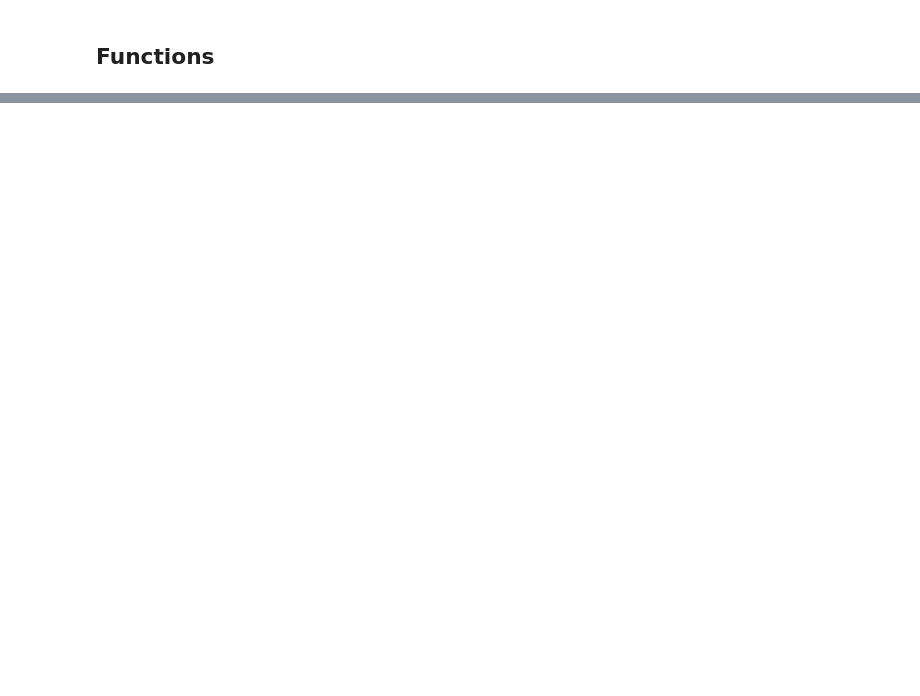
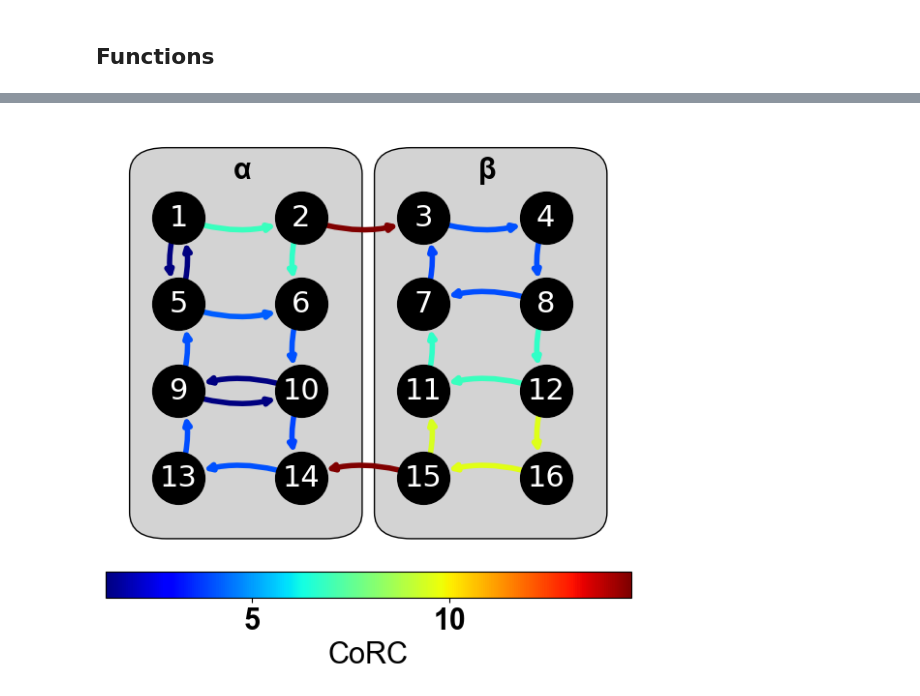
Before and after one commit to gioguarnieri/CoR, a Jupyter notebook: test.ipynb, the cells around one changed output, grey strips where cells are left out. Saved outputs shown, nothing was run; the diff lists cells and outputs as text; code cells hidden in the pictures; blank space fills up the shorter version.

```diff
--- a/test.ipynb
+++ b/test.ipynb
@@ -162,3 +163,9 @@ def calculations(G):
 
 seed = 555
 nodes = 1000
+percents = np.arange(0.1, 0.51, 0.1)
+font = {'family' : 'Arial',
+        'weight' : 'bold',
+        'size'   : 22}
+
+plt.rc('font', **font)
@@ -216,0 +251,43 @@ graph.add_edges_from(G.edges(data=True))
+# %%
+pos = {x:((x-1)%4,-int((x-1)/4)) for x in graph.nodes()}
+
+colors = df["Cost"]
+vmin = min(colors)
+vmax = max(colors)
+
+cmap=plt.cm.jet
+plt.figure(figsize=(7,7))
+options = {
+    "node_color": 'k',
+    "edge_color": colors,
+    "node_size": 1500,
+    "width": 4,
+    "edge_cmap": plt.cm.jet,
+    "cmap": cmap,
+    "edge_vmin": vmin,
+    "edge_vmax": vmax,
+    "with_labels": True,
+    'font_color': "w",
+    'font_size': '22',
+}
+
+
+sm = plt.cm.ScalarMappable(cmap=cmap, norm=plt.Normalize(vmin = vmin, vmax=vmax))
+sm._A = []
+plt.colorbar(sm, ax = plt.gca(), orientation='horizontal', label = "CoRC", pad = 0.025)
+rectangle = matplotlib.patches.FancyBboxPatch((-0.1,-3.4), 1.3, 3.9, fc='lightgray',ec="black")
+plt.gca().add_patch(rectangle)
+
+rectangle = matplotlib.patches.FancyBboxPatch((-0.1+2,-3.4), 1.3, 3.9, fc='lightgray',ec="black")
+plt.gca().add_patch(rectangle)
+
+plt.annotate(r"α", (0.45, 0.45), xytext=None, xycoords='data', textcoords=None, arrowprops=None, annotation_clip=None)
+plt.annotate(r"β", (0.45+2, 0.45), xytext=None, xycoords='data', textcoords=None, arrowprops=None, annotation_clip=None)
+
+nx.draw(graph, pos = pos,connectionstyle='arc3, rad = 0.2' ,**options)
+
+# plt.gca().set_facecolor("w")
+plt.savefig("Results/Paper/small_grid_CoRC.pdf")
+plt.show()
+# %% [output]
+[figure, added]
```
Also changed, not shown: parts of 38 cells of this notebook, 21 other files.
